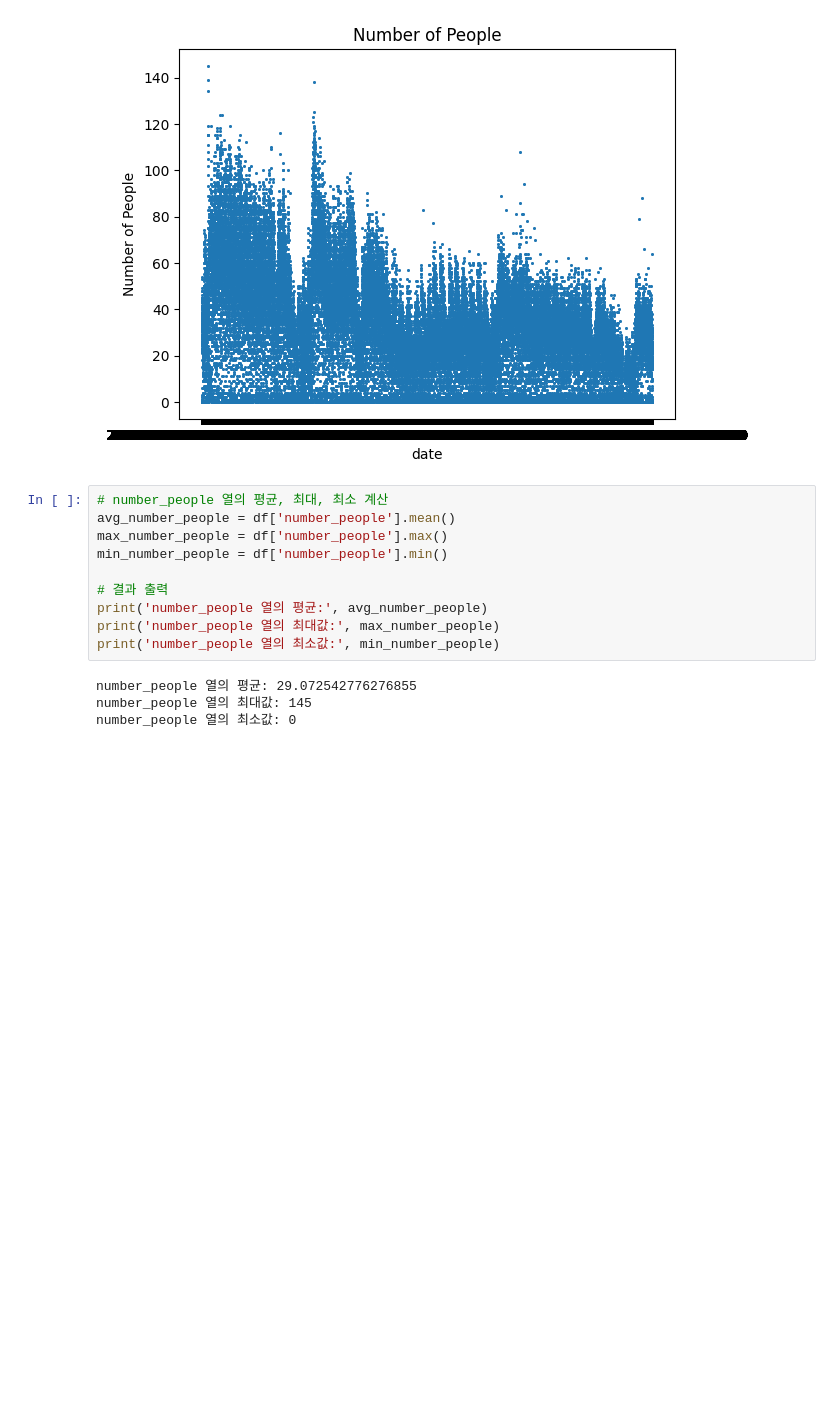
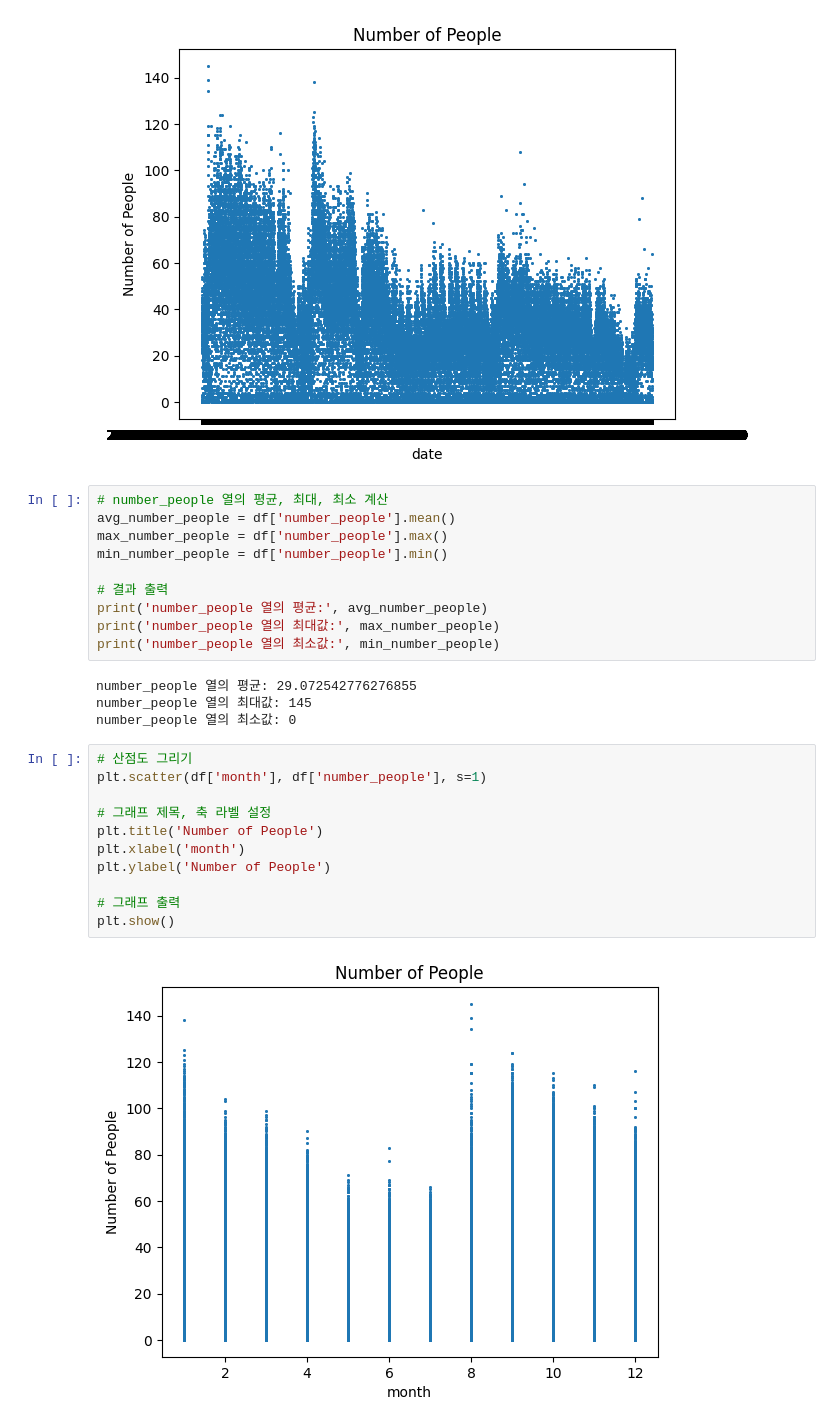
Before and after one commit to Pinkippo/ML_sprint, a Jupyter notebook: Model/graph.ipynb, the cells around one changed output. Saved outputs shown, nothing was run; the diff lists cells and outputs as text; blank space fills up the shorter version.

```diff
--- a/Model/graph.ipynb
+++ b/Model/graph.ipynb
@@ -33,3 +33,16 @@ print('number_people 열의 최소값:', min_number_people)
 number_people 열의 평균: 29.072542776276855
 number_people 열의 최대값: 145
 number_people 열의 최소값: 0
+# %%
+# 산점도 그리기
+plt.scatter(df['month'], df['number_people'], s=1)
+
+# 그래프 제목, 축 라벨 설정
+plt.title('Number of People')
+plt.xlabel('month')
+plt.ylabel('Number of People')
+
+# 그래프 출력
+plt.show()
+# %% [output]
+[figure, added]
```
Also changed, not shown: 2 other files.
